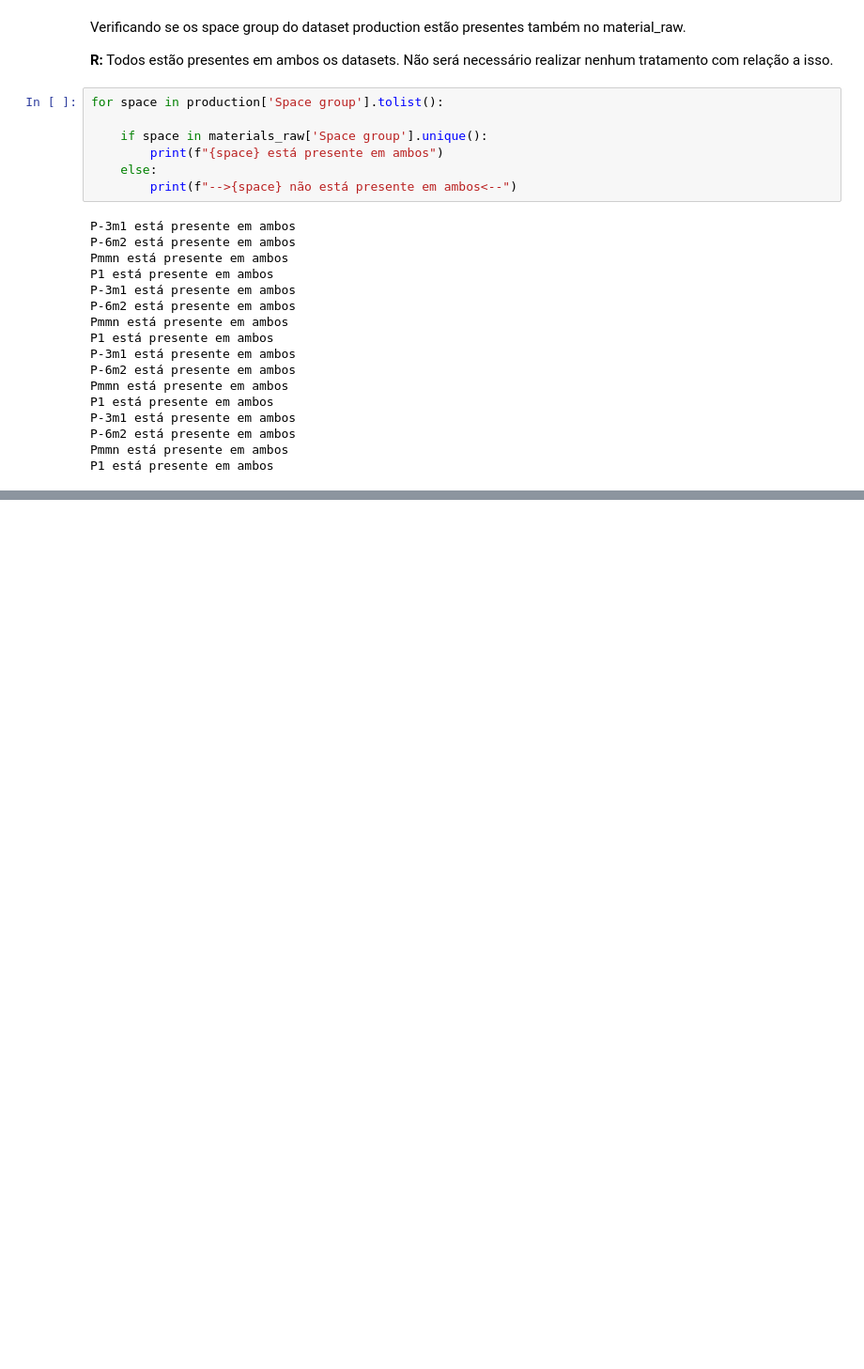
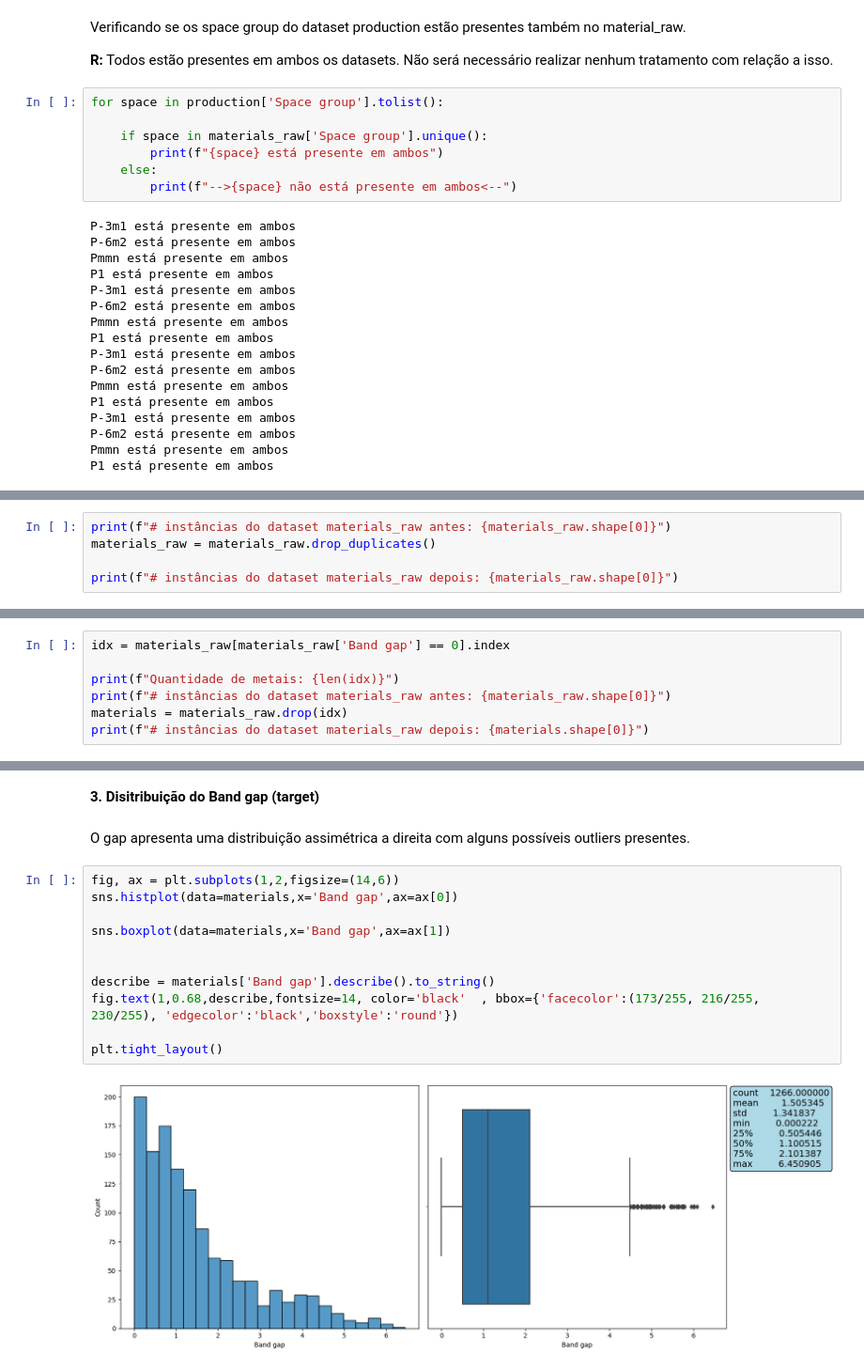
Before and after one commit to Alexandre-Esposte/Machine-learning-aplicado-f-sica, a Jupyter notebook: lista4-project2/lista4-project2.ipynb, the cells around one changed output, grey strips where cells are left out. Shown at 94% size. Saved outputs shown, nothing was run; the diff lists cells and outputs as text; blank space fills up the shorter version.

```diff
--- a/lista4-project2/lista4-project2.ipynb
+++ b/lista4-project2/lista4-project2.ipynb
@@ -275,0 +367,5 @@ P1 está presente em ambos
+# %%
+print(f"# instâncias do dataset materials_raw antes: {materials_raw.shape[0]}")
+materials_raw = materials_raw.drop_duplicates()
+
+print(f"# instâncias do dataset materials_raw depois: {materials_raw.shape[0]}")
@@ -275,0 +389,7 @@ P1 está presente em ambos
+# %%
+idx = materials_raw[materials_raw['Band gap'] == 0].index
+
+print(f"Quantidade de metais: {len(idx)}")
+print(f"# instâncias do dataset materials_raw antes: {materials_raw.shape[0]}")
+materials = materials_raw.drop(idx)
+print(f"# instâncias do dataset materials_raw depois: {materials.shape[0]}")
@@ -275,0 +483,17 @@ P1 está presente em ambos
+# %% [markdown]
+**3. Disitribuição do Band gap (target)**
+# %% [markdown]
+O gap apresenta uma distribuição assimétrica a direita com alguns possíveis outliers presentes.
+# %%
+fig, ax = plt.subplots(1,2,figsize=(14,6))
+sns.histplot(data=materials,x='Band gap',ax=ax[0])
+
+sns.boxplot(data=materials,x='Band gap',ax=ax[1])
+
+
+describe = materials['Band gap'].describe().to_string()
+fig.text(1,0.68,describe,fontsize=14, color='black'  , bbox={'facecolor':(173/255, 216/255, 230/255), 'edgecolor':'black','boxstyle':'round'})
+
+plt.tight_layout()
+# %% [output]
+[figure, added]
```
Also changed, not shown: parts of 58 cells of this notebook, 5 other files.
